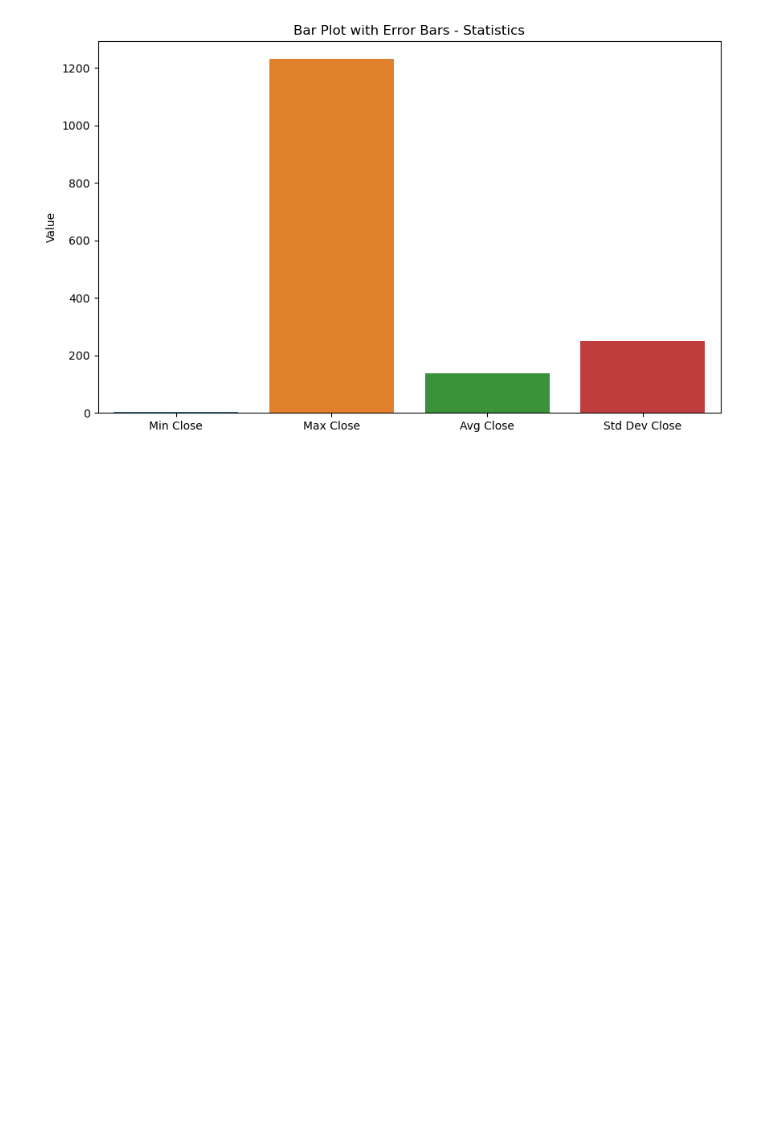
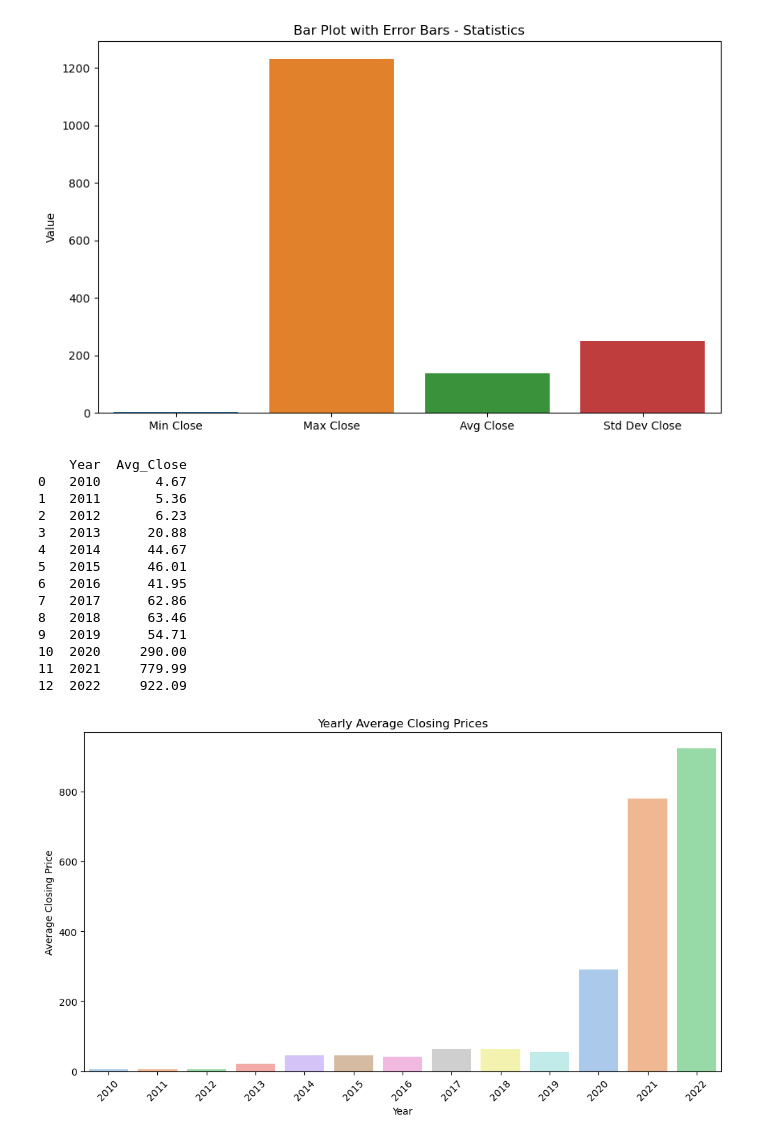
Before and after one commit to lucioawa/Tesla_Stock_Analysis_MLM_Predictions, a Jupyter notebook: Tesla_Stock_Prices.ipynb, the cells around one changed output. Cells and saved outputs as stored; diff of their text form; code cells hidden in the pictures; blank space fills up the shorter version.

Commit message:
SQL, Python w/Pandas, Seaborn

```diff
--- a/Tesla_Stock_Prices.ipynb
+++ b/Tesla_Stock_Prices.ipynb
@@ -210,3 +210,69 @@ plt.show()
 # have fluctuated significantly from the average. In other words, the stock prices have experienced relatively large
 # deviations from the mean, which may indicate higher volatility in the stock. The stock has experienced periods of both
 # increased gains and losses.
+# %%
+# 2. Yearly Average Closing Prices:
+
+# This query performs an analysis on the Tesla stock data, from 6/29/10 to 3/24/22, to calculate the average closing price
+# for each year.
+
+# SQL Query:
+# SELECT
+#   DATE_TRUNC('year', Date) AS Year, -- The ‘DATE_TRUNC’ function truncates the ‘Date’ to a level of precision, in this
+#             case to the ‘year’ level. The result is displayed as a new column named ‘Year’’ in the output.
+#   ROUND(AVG(Close), 2) AS Avg_Close -- The average closing price for all rows within each truncated year, rounded to 2
+#             decimals. The result is displayed as a new column named Avg_Close in the output.
+# FROM Tesla_Stock_Prices
+# GROUP BY Year -- Groups the data by the ‘Year’ column created using ‘DATE_TRUNC’. This is essential when you want to
+#             aggregate data (e.g., calculate averages) for distinct groups.
+# ORDER BY Year; -- Sorts the results in ascending order based on the ‘Year’ column. This ensures that the output displays
+#             the results in chronological order.
+
+# Python with Pandas:
+import pandas as pd
+import matplotlib.pyplot as plt
+import seaborn as sns
+
+# Load the CSV file into a DataFrame
+df = pd.read_csv('C:/Users/User/Documents/DataAnalyst/TESLA_Stock/TSLA_2010_2022.csv')
+
+# Convert the 'Date' column to datetime format
+df['Date'] = pd.to_datetime(df['Date'])
+
+# Add a new column 'Year' by truncating the 'Date' to the year level
+df['Year'] = df['Date'].dt.year
+
+# Calculate the yearly average closing prices and round to 2 decimal places
+yearly_avg_close = df.groupby('Year')['Close'].mean().round(2)
+
+# Create a new DataFrame to store the results
+yearly_avg_df = pd.DataFrame({'Year': yearly_avg_close.index, 'Avg_Close': yearly_avg_close.values})
+
+# Print the DataFrame with yearly average closing prices
+print(yearly_avg_df)
+
+# Create a Seaborn visualization
+plt.figure(figsize=(10, 6))
+sns.barplot(x='Year', y='Avg_Close', data=yearly_avg_df, palette='pastel')
+plt.title('Yearly Average Closing Prices')
+plt.xlabel('Year')
+plt.ylabel('Average Closing Price')
+plt.xticks(rotation=45)
+plt.tight_layout()
+plt.show()
+# %% [output]
+    Year  Avg_Close
+0   2010       4.67
+1   2011       5.36
+2   2012       6.23
+3   2013      20.88
+4   2014      44.67
+5   2015      46.01
+6   2016      41.95
+7   2017      62.86
+8   2018      63.46
+9   2019      54.71
+10  2020     290.00
+11  2021     779.99
+12  2022     922.09
+[figure, added]
```
Also changed, not shown: parts of 1 cell of this notebook.
